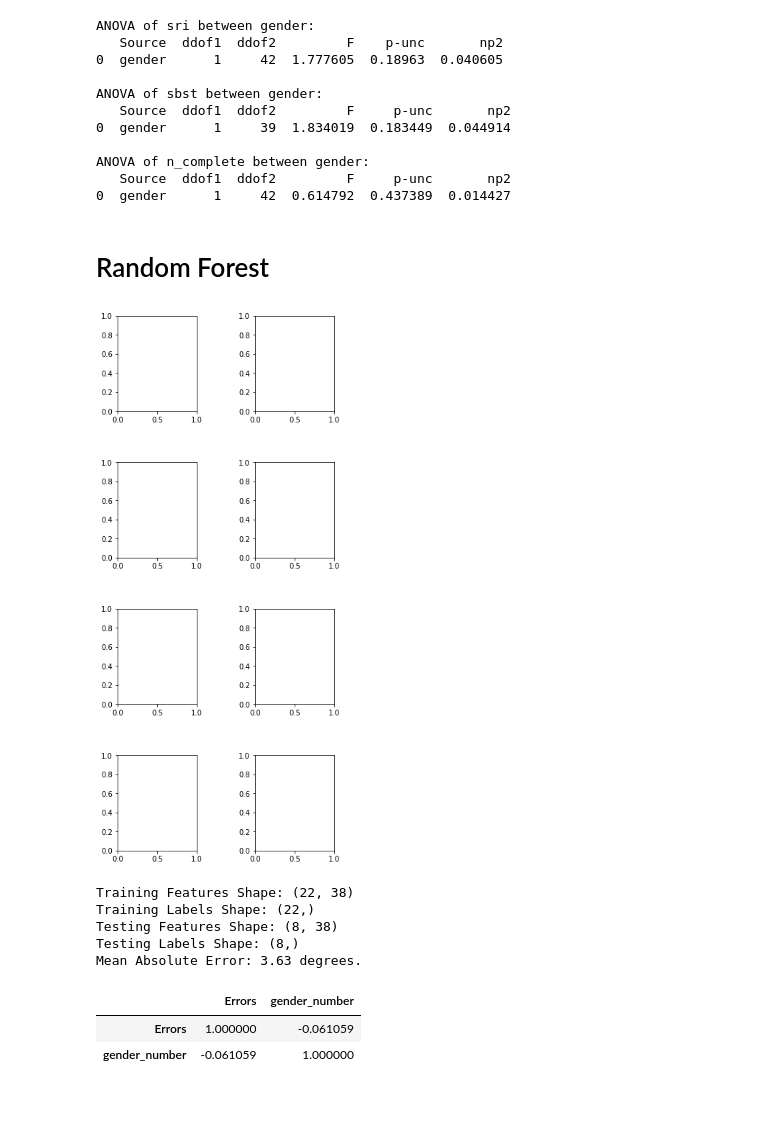
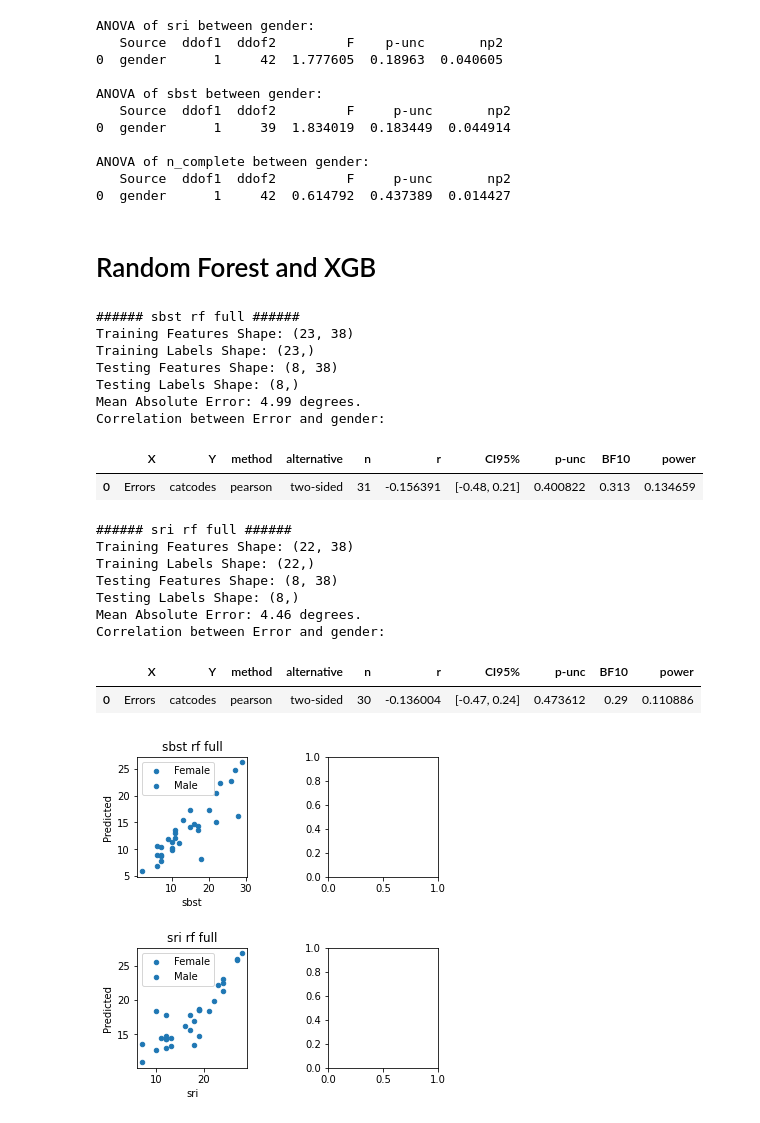
Before and after one commit to Complex-Play-Lab/ShadowspectRandomForest, a Jupyter notebook: main.ipynb, the cells around one changed output. Saved outputs shown, nothing was run; the diff lists cells and outputs as text; code cells hidden in the pictures.

```diff
--- a/main.ipynb
+++ b/main.ipynb
@@ -144,10 +108,9 @@ features = [
 ]
 
 labels = ["sbst", "sri"]
-# TODO maybe make a metadata list and add it to everything too? eg., metadata = ["gender", ...]
-# that way, when i do the regressions way below, I can just say run_regression(..., features, metadata, ...)
-everything = features + labels
+metadata = ["gender"]
 corr_extras = ["so", "mr", "sv"]
+everything = features + labels + metadata + corr_extras
 # %% [markdown]
 # Descriptive Stats
 # %%
@@ -177,9 +140,10 @@ Variable: sri                  Count Non-Missing: 44   Count Missing: 3    Perce
 # %%
-N = ceil(sqrt(len(everything)))
+# Make a histogram for each feature and label
+N = ceil(sqrt(len(features + labels)))
 fig, axs = subplots(N, N)
 fig.set_size_inches(3*N, 3*N)
 fig.tight_layout(pad=3.0)
-for i, col in enumerate(everything):
+for i, col in enumerate(features + labels):
     data[col].plot(kind="hist", ax=axs[i//N][i%N], title=col, bins=25)
 
 fig.savefig("output/hists.png")
@@ -314,4 +226,4 @@ ANOVA of n_complete between gender:
 # %% [markdown]
-# Random Forest
+# Random Forest and XGB
 # %%
 # Helper to run all the steps for a given dependent variable and regressor
@@ -369,23 +288,51 @@ def run_regressor(good_data, dep_col, model_cols, subgroups, reg, title, ax_row)
-# %%
-# setup figure that we'll add all the prediction plots to
-cols = 2
-rows = 4
-fig, axs = subplots(rows, cols)
-fig.set_size_inches(3*cols, 3*rows)
-fig.tight_layout(pad=5.0)
-# %% [output]
-[figure, removed]
 # %%
+# specify the models
+label_dict = {
+    label: data[data[label] > 0][everything + ["user_sha1"]].dropna()
+    for label in labels
+}
+
+model_dict = {
+    # "xgb": XGBRegressor(tree_method="hist", random_state=42),
+    "rf": RandomForestRegressor(n_estimators=1000, random_state=42)
+}
+
+# setup figure that we'll add all the prediction plots to
+cols = max(len(metadata), 2)
+rows = max(len(label_dict) * len(model_dict), 2)
+fig, axs = subplots(rows, cols)
+fig.set_size_inches(3*cols, 3*rows)
+fig.tight_layout(pad=5.0)
+
 # run the models
-good_data = data[data["sri"] > 0][everything].dropna()
-reg = XGBRegressor(tree_method="hist", random_state=42)
-run_regressor(good_data, "sri", features, ["gender_number"], reg, "sri xgb full", axs[0])
+i = 0
+for L in label_dict:
+    for M in model_dict:
+        title = f"{L} {M} full"
+        print(f"###### {title} ######")
+        run_regressor(label_dict[L], L, features, metadata, model_dict[M], title, axs[i])
+        print()
+        i += 1
+
+# save the plot now that we're done
+fig.savefig(f"output/predictions.png")
 # %% [output]
-Training Features Shape: (22, 38)
-Training Labels Shape: (22,)
+###### sbst rf full ######
+Training Features Shape: (23, 38)
+Training Labels Shape: (23,)
 Testing Features Shape: (8, 38)
 Testing Labels Shape: (8,)
-Mean Absolute Error: 3.63 degrees.
+Mean Absolute Error: 4.99 degrees.
+Correlation between Error and gender:
-|  | Errors | gender_number |
-| Errors | 1.000000 | -0.061059 |
-| gender_number | -0.061059 | 1.000000 |
+|  | X | Y | method | alternative | n | r | CI95% | p-unc | BF10 | power |
+| 0 | Errors | catcodes | pearson | two-sided | 31 | -0.156391 | [-0.48, 0.21] | 0.400822 | 0.313 | 0.134659 |
+###### sri rf full ######
+Training Features Shape: (22, 38)
+Training Labels Shape: (22,)
+Testing Features Shape: (8, 38)
+Testing Labels Shape: (8,)
+Mean Absolute Error: 4.46 degrees.
+Correlation between Error and gender:
+|  | X | Y | method | alternative | n | r | CI95% | p-unc | BF10 | power |
+| 0 | Errors | catcodes | pearson | two-sided | 30 | -0.136004 | [-0.47, 0.24] | 0.473612 | 0.29 | 0.110886 |
+[figure, added]
```
Also changed, not shown: parts of 12 cells of this notebook, 3 other files.
